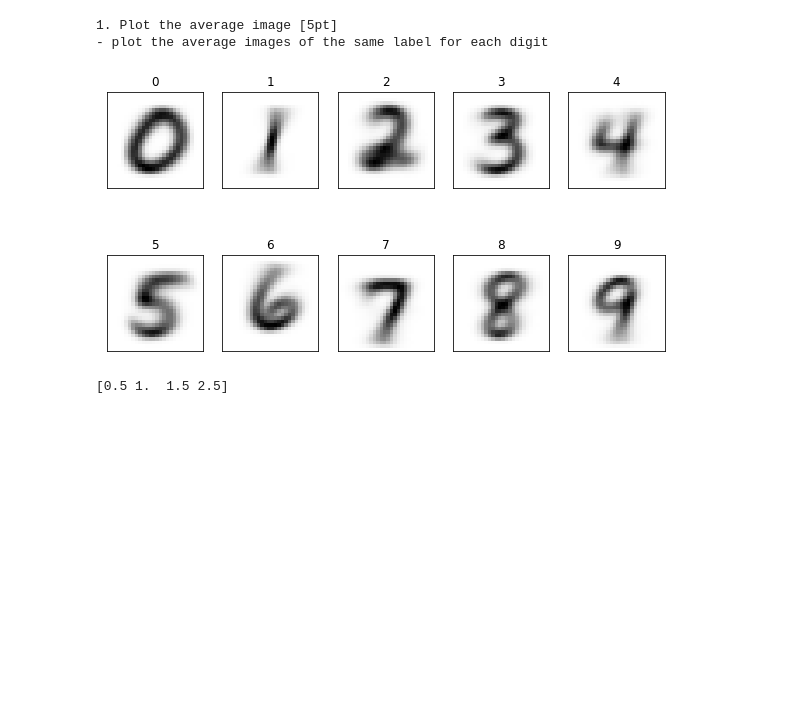
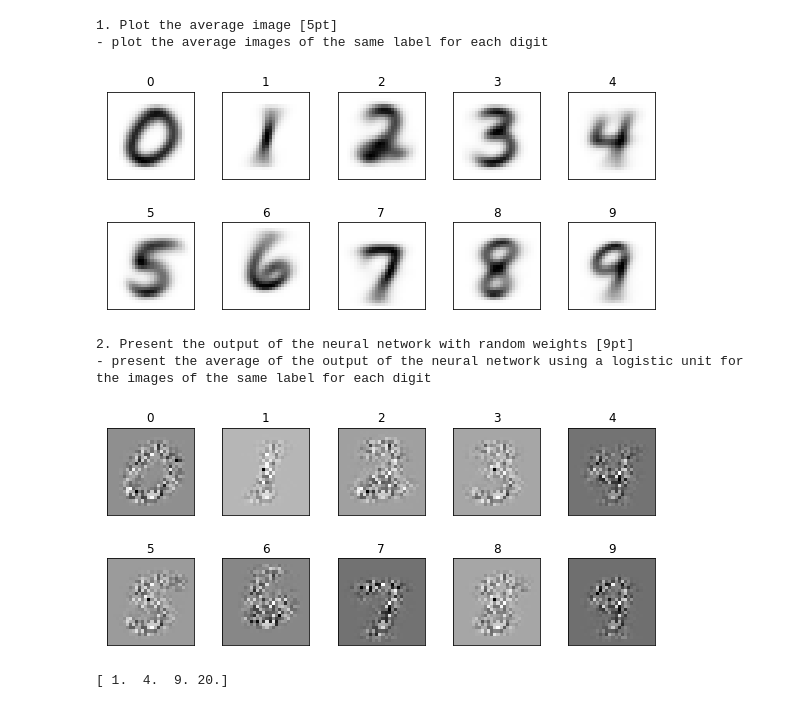
Before and after one commit to gwak2837/MachineLearning, a Jupyter notebook: Assignment_08.ipynb, the cells around one changed output. Drawn from its saved outputs; the diff is of its cells as text; code cells hidden in the pictures; blank space fills up the shorter version.

```diff
--- a/Assignment_08.ipynb
+++ b/Assignment_08.ipynb
@@ -5,15 +5,15 @@ import matplotlib.pyplot as plt
 import numpy as np
 
 
-file_data   = "drive/My Drive/Colab Notebooks/Machine Learning/Assignment 08/mnist_test.csv"
+# load the data file ('mnist_test.csv')
+file_data = "drive/My Drive/Colab Notebooks/Machine Learning/Assignment 08/mnist_test.csv"
 handle_file = open(file_data, "r")
-data        = handle_file.readlines()
+data = handle_file.readlines()
 handle_file.close()
 
-size_row = 28  # height of the image
-size_col = 28  # width of the image
-
-image_count = len(data)
+size_row = 28  # height of a image
+size_col = 28  # width of a image
+image_count = len(data)  # total number of images
 
 # make a matrix each row of which represents an images in a vector form
 labels = np.empty(image_count, dtype=int)
@@ -21,48 +21,86 @@ images = np.empty((image_count, size_row * size_col), dtype=float)
 
 # list of the averages of images
 images_grouped_by_number = [np.zeros(size_row * size_col, dtype=float) for i in range(10)]
+images_grouped_by_number2 = [np.zeros(size_row * size_col, dtype=float) for i in range(10)]
 images_grouped_by_number_count = [0 for x in range(10)]
 
+# the weights of the fully connected layer are given by random numbers sampled from the Normal distribution N(0,1) with mean 0 and standard deviation 1
+np.random.seed(seed=100)
+weights = np.random.normal(0, 1, size=size_row * size_col)
+
 for index, line in enumerate(data):
+  # each row of the data consists of the label and the image pixel values in a vector form
+  # the label is one of the 10 digits from 0 to 9
+  # the image represents one of the 10 digits from 0 to 9 in grey scale and its size is 28x28
   label_image = line.split(',')
   label = label_image[0]
   image_vector = np.asfarray(label_image[1:])
 
-  labels[index] = label
-  images[index] = image_vector
-  images_grouped_by_number[int(label)] += image_vector
   images_grouped_by_number_count[int(label)] += 1
 
-# get the averages of images
+  # take the arithmatic average of the image data with the same label for each digit
+  images_grouped_by_number[int(label)] += image_vector
+  # consider a neural network with a fully connected layer using a logistic unit without a bias
+  # compute the forward propagation
+  images_grouped_by_number2[int(label)] += weights * image_vector
+
 for i in range(len(images_grouped_by_number)):
+  # take the arithmatic average of the image data with the same label for each digit
   images_grouped_by_number[i] /= images_grouped_by_number_count[i]
+  # take the average of the output values for the images of the same label
+  images_grouped_by_number2[i] /= images_grouped_by_number_count[i]
 
 # 1. Plot the average image [5pt]
 print('1. Plot the average image [5pt]')
 print('- plot the average images of the same label for each digit')
-plt.figure(figsize=(10, 5))
+plt.figure(figsize=(10, 4))
+
 for label, image_vector in enumerate(images_grouped_by_number):
   image_matrix = image_vector.reshape((size_row, size_col))
 
   # arrange the subplots in 2x5 array for the 10 average images
   plt.subplot(2, 5, label+1)
   # present the label at the title of each subplot in the increasing order of the label
   plt.title(label)
   plt.imshow(image_matrix, cmap='Greys', interpolation='None')
 
   frame = plt.gca()
   frame.axes.get_xaxis().set_visible(False)
   frame.axes.get_yaxis().set_visible(False)
 
 plt.subplots_adjust(hspace=0.5)
 plt.show()
+
+# 2. Present the output of the neural network with random weights [9pt]
+print('2. Present the output of the neural network with random weights [9pt]')
+print('- present the average of the output of the neural network using a logistic unit for the images of the same label for each digit')
+plt.figure(figsize=(10, 4))
+
+for label, image_vector in enumerate(images_grouped_by_number2):
+  image_matrix = image_vector.reshape((size_row, size_col))
+
+  # arrange the subplots in 2x5 array for the 10 average images
+  plt.subplot(2, 5, label+1)
+  # present the label at the title of each subplot in the increasing order of the label
+  plt.title(label)
+  plt.imshow(image_matrix, cmap='Greys', interpolation='None')
+
+  frame = plt.gca()
+  frame.axes.get_xaxis().set_visible(False)
+  frame.axes.get_yaxis().set_visible(False)
+
+plt.subplots_adjust(hspace=0.5)
+plt.show()
 # %% [output]
 1. Plot the average image [5pt]
 - plot the average images of the same label for each digit
-[figure, old version]
+[figure, new version]
+2. Present the output of the neural network with random weights [9pt]
+- present the average of the output of the neural network using a logistic unit for the images of the same label for each digit
+[figure, added]
 # %%
 a = np.asfarray([1, 2, 3, 4])
 b = np.asfarray([1, 2, 3, 5])
-print(b / 2)
+print(a * b)
 # %% [output]
-[0.5 1.  1.5 2.5]
+[ 1.  4.  9. 20.]
```
